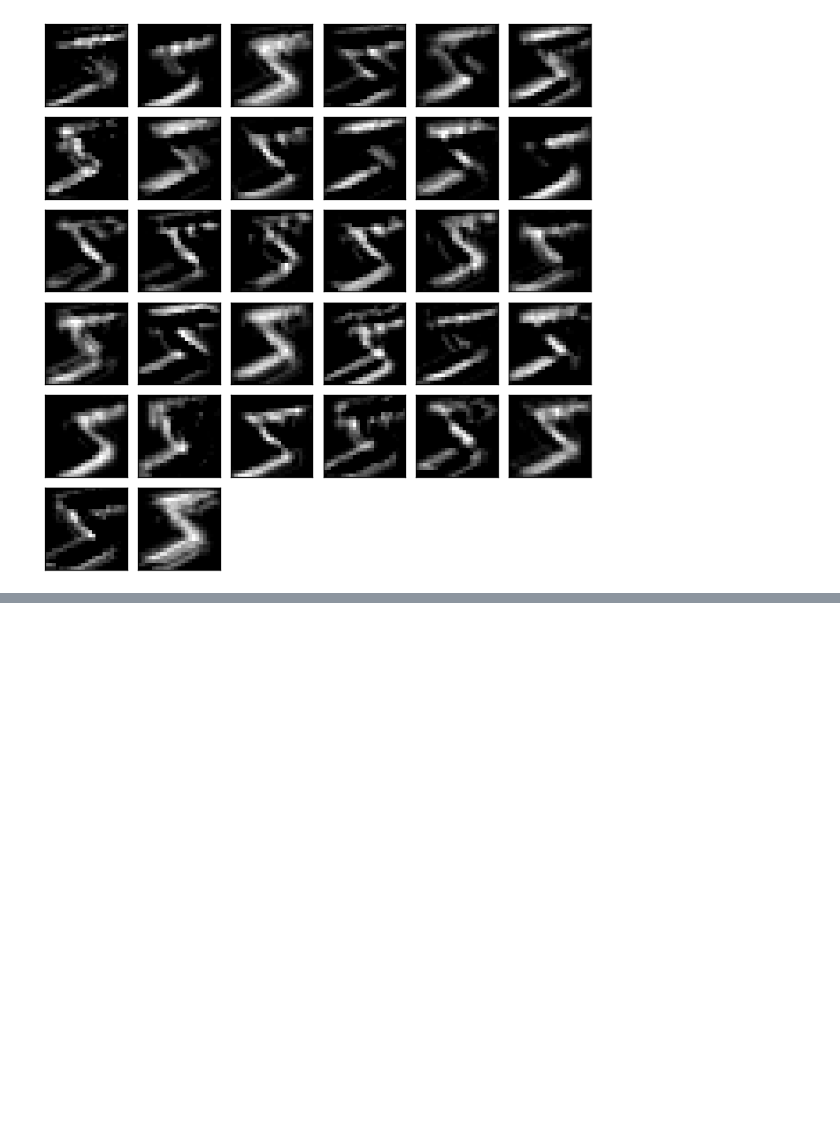
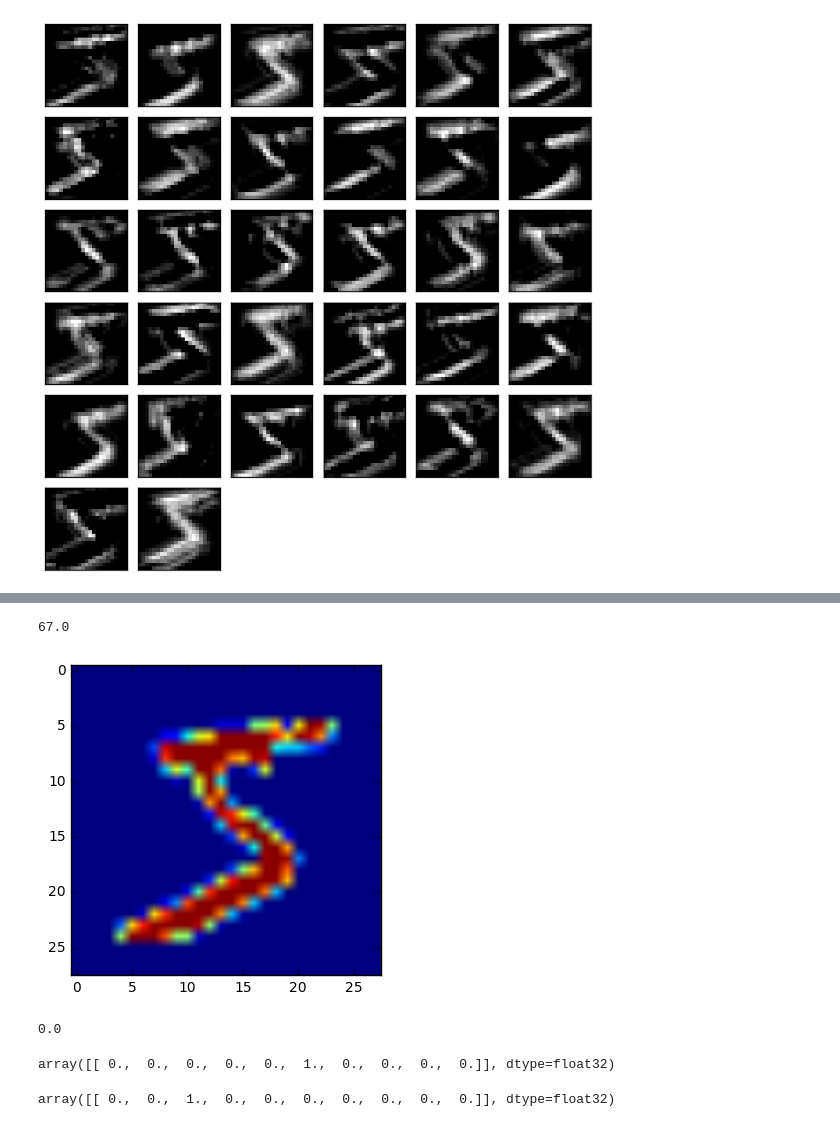
Before and after one commit to wandersoncferreira/PSI5886_ConvNets, a Jupyter notebook: Visualizar camadas intermediarias.ipynb, the cells around one changed output, grey strips where cells are left out. Cells and saved outputs as stored; diff of their text form; code cells hidden in the pictures; blank space fills up the shorter version.

```diff
--- a/Visualizar camadas intermediarias.ipynb
+++ b/Visualizar camadas intermediarias.ipynb
@@ -56,0 +71,25 @@ plt.show()
+# %%
+jpg = Image.open('3_digit.jpg').convert('L', palette=0)
+matrix_3 = np.asarray(jpg).astype('float32')
+matrix = matrix_3.reshape((1, 28, 28, 1))
+matrix.shape
+np.min(matrix[0,:,:,0])
+# %% [output]
+67.0
+# %%
+plt.imshow(X_treino[0,:,:,0])
+plt.show()
+# %% [output]
+[figure, added]
+# %%
+print(np.min(X_treino[0,:,:,0]))
+# %% [output]
+0.0
+# %%
+modelo.predict(X_treino[0:1])
+# %% [output]
+array([[ 0.,  0.,  0.,  0.,  0.,  1.,  0.,  0.,  0.,  0.]], dtype=float32)
+# %%
+modelo.predict(matrix)
+# %% [output]
+array([[ 0.,  0.,  1.,  0.,  0.,  0.,  0.,  0.,  0.,  0.]], dtype=float32)
```
Also changed, not shown: parts of 3 cells of this notebook, 23 other files.
